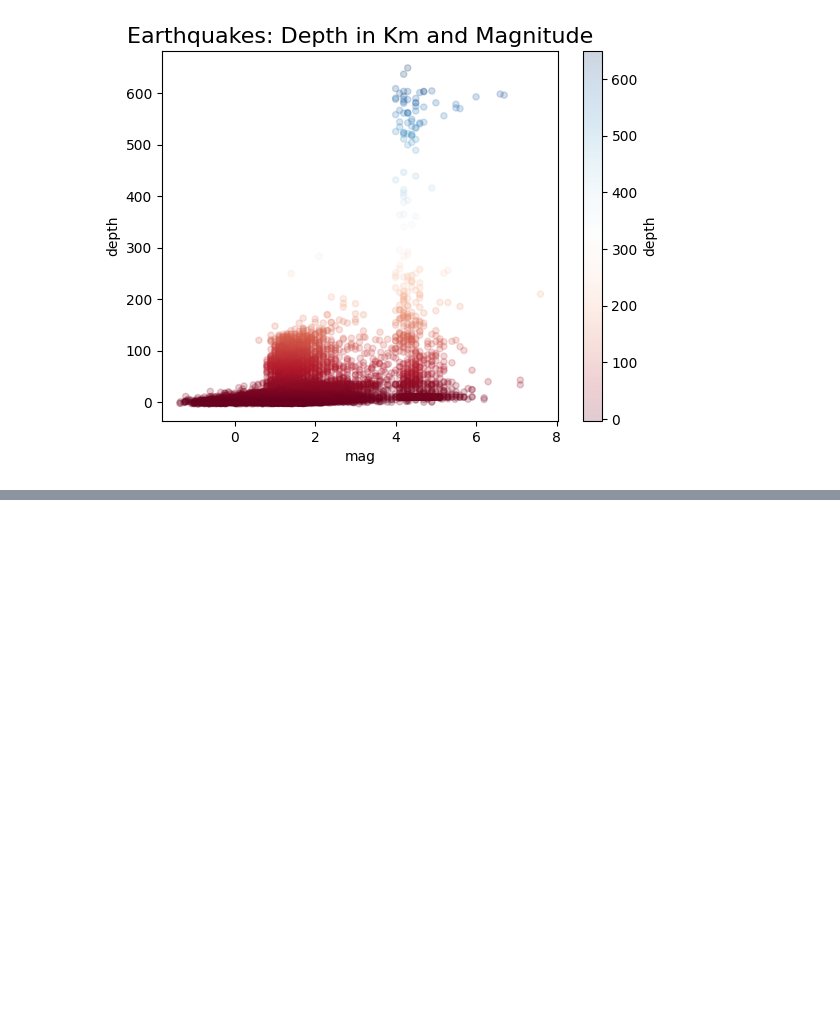
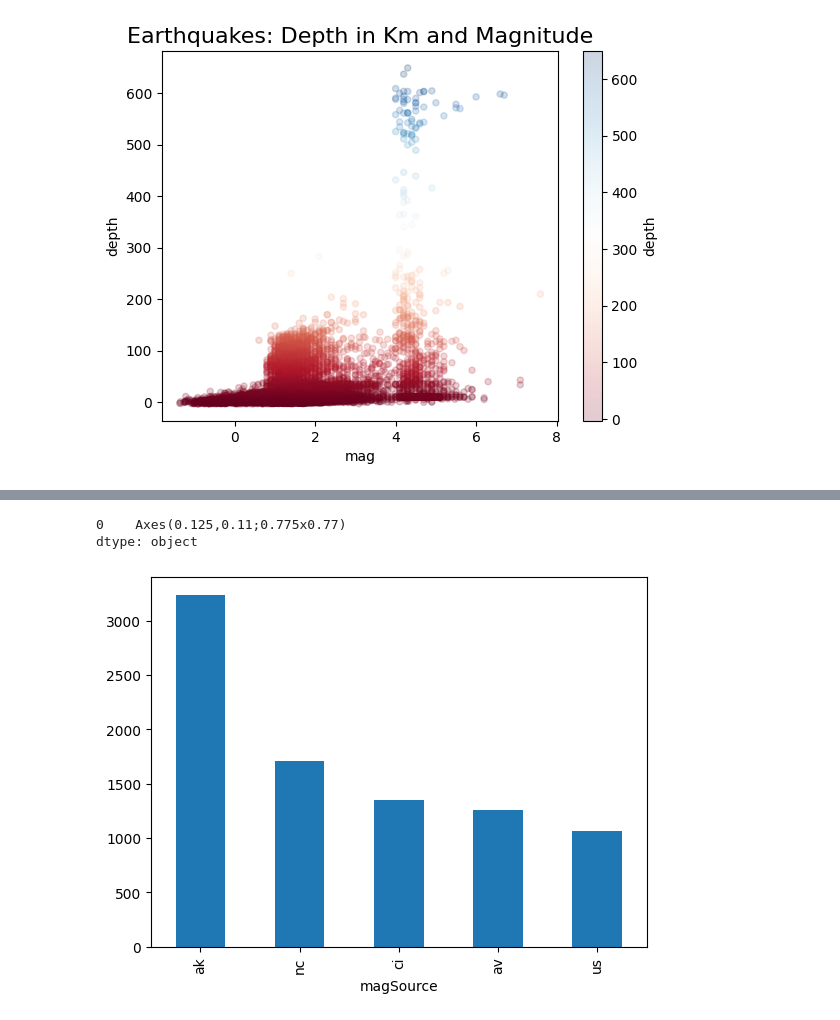
Before and after one commit to lbaksi/Earthquake_data, a Jupyter notebook: EarthquakeAssg_5.ipynb, the cells around one changed output, grey strips where cells are left out. Saved outputs shown, nothing was run; the diff lists cells and outputs as text; code cells hidden in the pictures; blank space fills up the shorter version.

```diff
--- a/EarthquakeAssg_5.ipynb
+++ b/EarthquakeAssg_5.ipynb
@@ -241,3 +244,9 @@ plt.title('Earthquakes: Depth in Km and Magnitude', fontsize=16)
 plt.gca().set_facecolor('none')
 # %% [output]
 [figure]
+# %%
+## Create a pandas series for preparation of pie chart
+## Counting earthquakes for each Magsource
+
+quake_data = earthquake_data['magSource'].value_counts()
+quake_data
@@ -243,0 +272,6 @@ plt.gca().set_facecolor('none')
+# %%
+pd.Series(quake_data[:5].plot(kind="bar"))
+# %% [output]
+0    Axes(0.125,0.11;0.775x0.77)
+dtype: object
+[figure, added]
```
Also changed, not shown: parts of 4 cells of this notebook.
